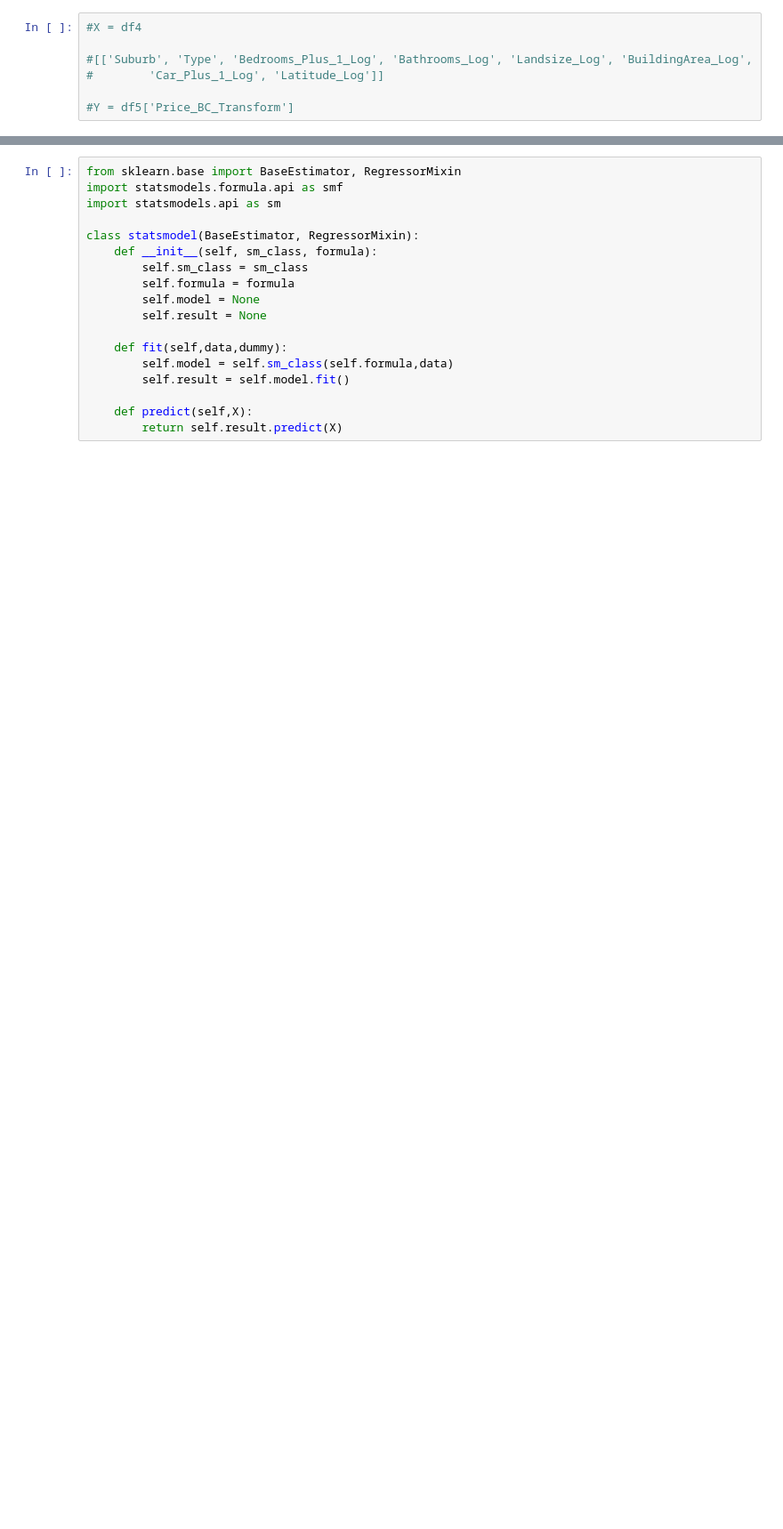
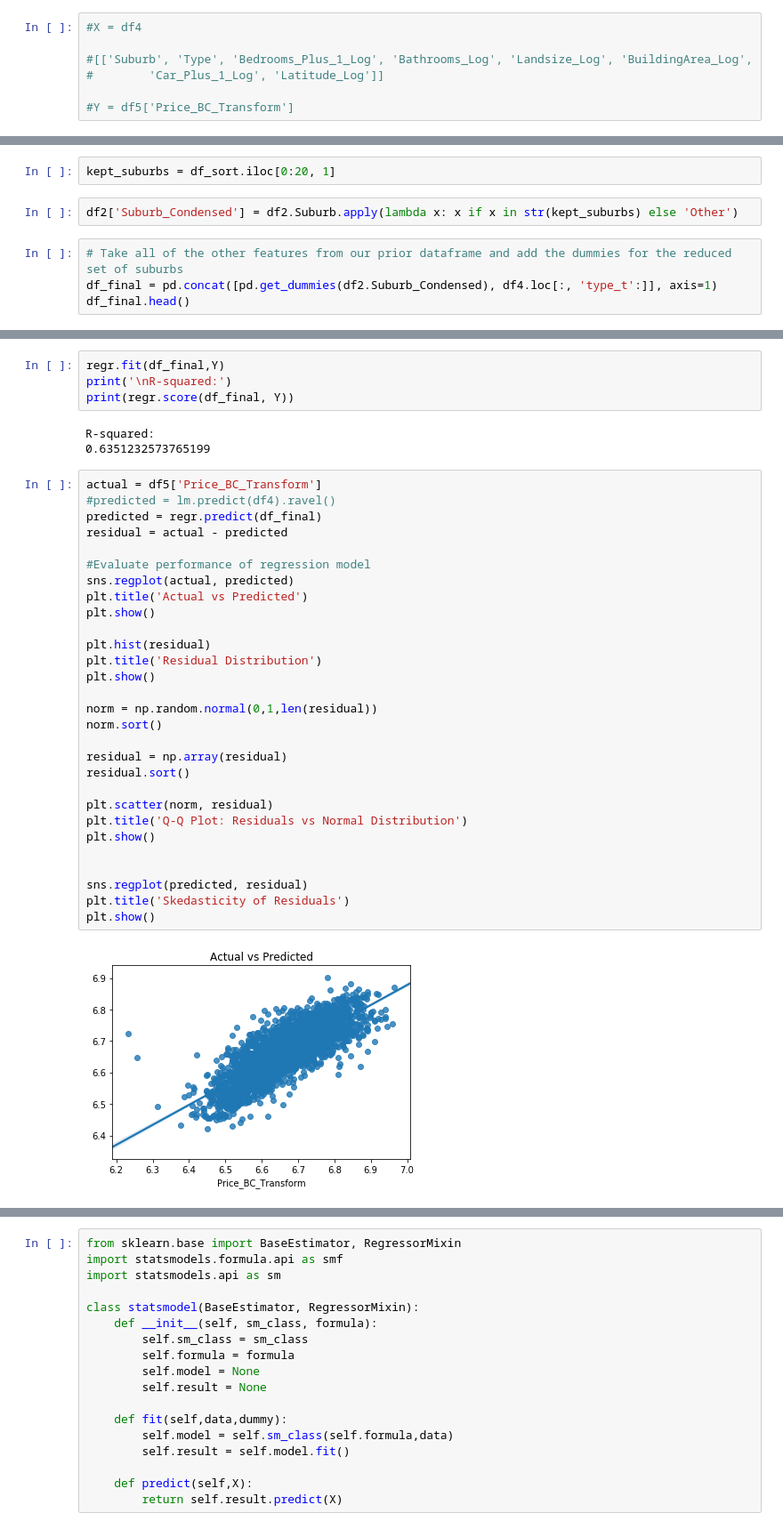
Before and after one commit to ryan-t-mitchell/thinkful_bootcamp, a Jupyter notebook: unit3_deeper_into_supervised_learning/3.1.4+Challenge+Linear+Regression+vs+KNN.ipynb, the cells around one changed output, grey strips where cells are left out. Shown at 89% size. Drawn from its saved outputs; the diff is of its cells as text; blank space fills up the shorter version.

```diff
--- a/unit3_deeper_into_supervised_learning/3.1.4+Challenge+Linear+Regression+vs+KNN.ipynb
+++ b/unit3_deeper_into_supervised_learning/3.1.4+Challenge+Linear+Regression+vs+KNN.ipynb
@@ -519,0 +502,8 @@ plt.show()
+# %%
+kept_suburbs = df_sort.iloc[0:20, 1]
+# %%
+df2['Suburb_Condensed'] = df2.Suburb.apply(lambda x: x if x in str(kept_suburbs) else 'Other')
+# %%
+# Take all of the other features from our prior dataframe and add the dummies for the reduced set of suburbs
+df_final = pd.concat([pd.get_dummies(df2.Suburb_Condensed), df4.loc[:, 'type_t':]], axis=1)
+df_final.head()
@@ -519,0 +518,38 @@ plt.show()
+# %%
+regr.fit(df_final,Y)
+print('\nR-squared:')
+print(regr.score(df_final, Y))
+# %% [output]
+R-squared:
+0.6351232573765199
+# %%
+actual = df5['Price_BC_Transform']
+#predicted = lm.predict(df4).ravel()
+predicted = regr.predict(df_final)
+residual = actual - predicted
+
+#Evaluate performance of regression model
+sns.regplot(actual, predicted)
+plt.title('Actual vs Predicted')
+plt.show()
+
+plt.hist(residual)
+plt.title('Residual Distribution')
+plt.show()
+
+norm = np.random.normal(0,1,len(residual))
+norm.sort()
+
+residual = np.array(residual)
+residual.sort()
+
+plt.scatter(norm, residual)
+plt.title('Q-Q Plot: Residuals vs Normal Distribution')
+plt.show()
+
+
+sns.regplot(predicted, residual)
+plt.title('Skedasticity of Residuals')
+plt.show()
+# %% [output]
+[figure, added]
```
Also changed, not shown: parts of 16 cells of this notebook.
